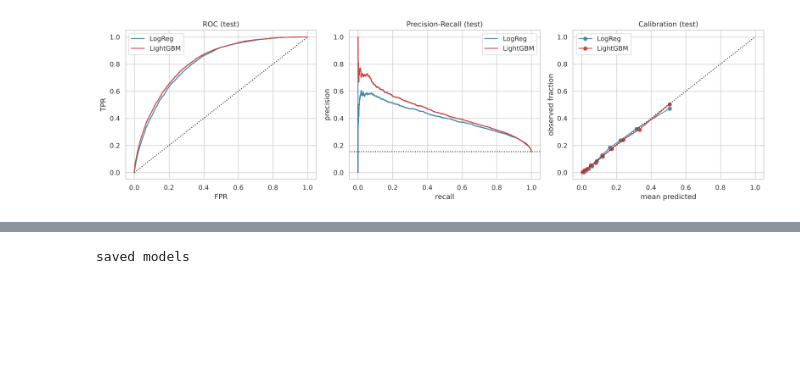
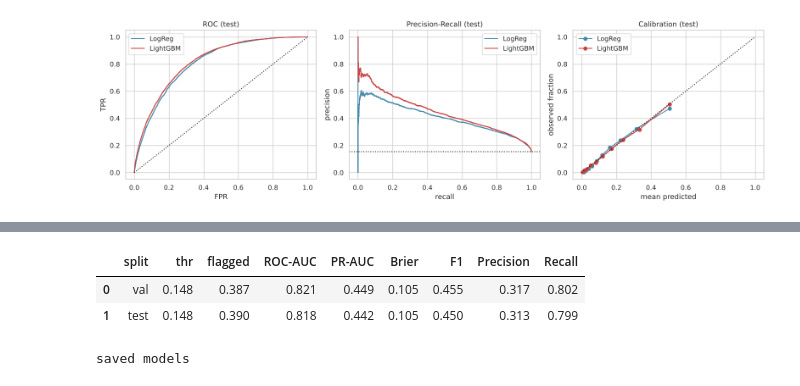
Before and after one commit to Raquelfes11/xai-diabetes-case-study, a Jupyter notebook: notebooks/02_models.ipynb, the cells around one changed output, grey strips where cells are left out. Saved outputs shown, nothing was run; the diff lists cells and outputs as text; code cells hidden in the pictures; blank space fills up the shorter version.

```diff
--- a/notebooks/02_models.ipynb
+++ b/notebooks/02_models.ipynb
@@ -101,3 +106,14 @@ plt.tight_layout(); plt.savefig("../figures/models_curves.png", dpi=150); plt.sh
+# %%
+thr80 = threshold_for_recall(y_va, p_gb["val"], 0.80)
+rows = []
+for split in ["val", "test"]:
+    r = report(ys[split], p_gb[split], thr80)
+    rows.append({"split": split, "thr": round(thr80, 3), "flagged": (p_gb[split] >= thr80).mean(), **r})
+pd.DataFrame(rows).round(3)
+# %% [output]
+|  | split | thr | flagged | ROC-AUC | PR-AUC | Brier | F1 | Precision | Recall |
+| 0 | val | 0.148 | 0.387 | 0.821 | 0.449 | 0.105 | 0.455 | 0.317 | 0.802 |
+| 1 | test | 0.148 | 0.390 | 0.818 | 0.442 | 0.105 | 0.450 | 0.313 | 0.799 |
 # %%
 import os; os.makedirs("../models", exist_ok=True)
 joblib.dump(gbm, "../models/lightgbm.joblib"); joblib.dump(logreg, "../models/logreg.joblib")
```
Also changed, not shown: parts of 2 cells of this notebook, 1 other file.
